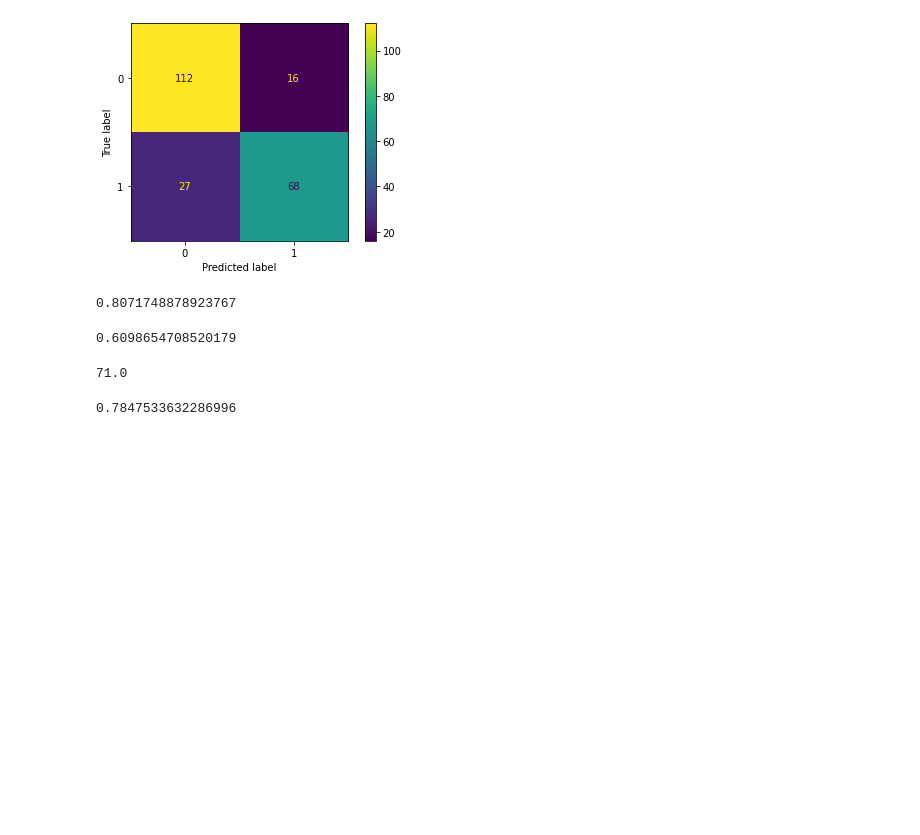
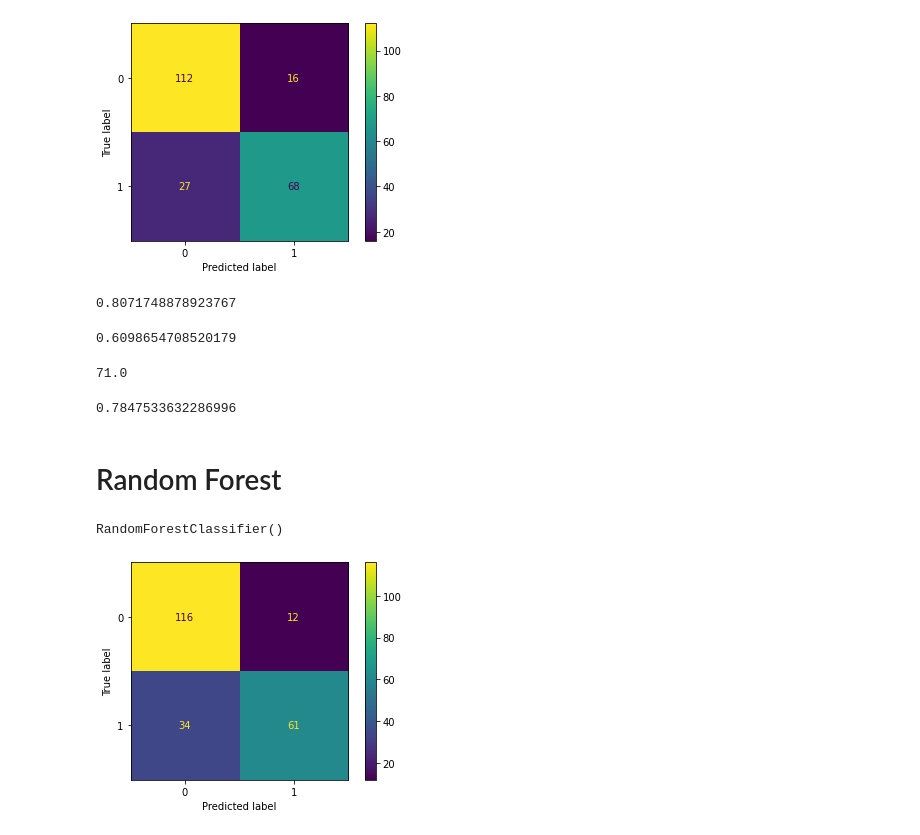
Before and after one commit to sumantha-NTS/Titanic, a Jupyter notebook: titanic.ipynb, the cells around one changed output. Drawn from its saved outputs; the diff is of its cells as text; code cells hidden in the pictures; blank space fills up the shorter version.

```diff
--- a/titanic.ipynb
+++ b/titanic.ipynb
@@ -451,3 +451,5 @@ predict = svm.predict(test_x)
 accuracy_score(predict,test_y)
 # %% [output]
 0.7847533632286996
+# %% [markdown]
+# Random Forest
@@ -453,0 +459,6 @@ accuracy_score(predict,test_y)
+# %%
+ran = RandomForestClassifier()
+# %%
+ran.fit(train_x,train_y)
+# %% [output]
+RandomForestClassifier()
@@ -453,0 +467,5 @@ accuracy_score(predict,test_y)
+# %%
+plot_confusion_matrix(ran,test_x,test_y)
+plt.show()
+# %% [output]
+[figure, added]
```
Also changed, not shown: parts of 7 cells of this notebook.
